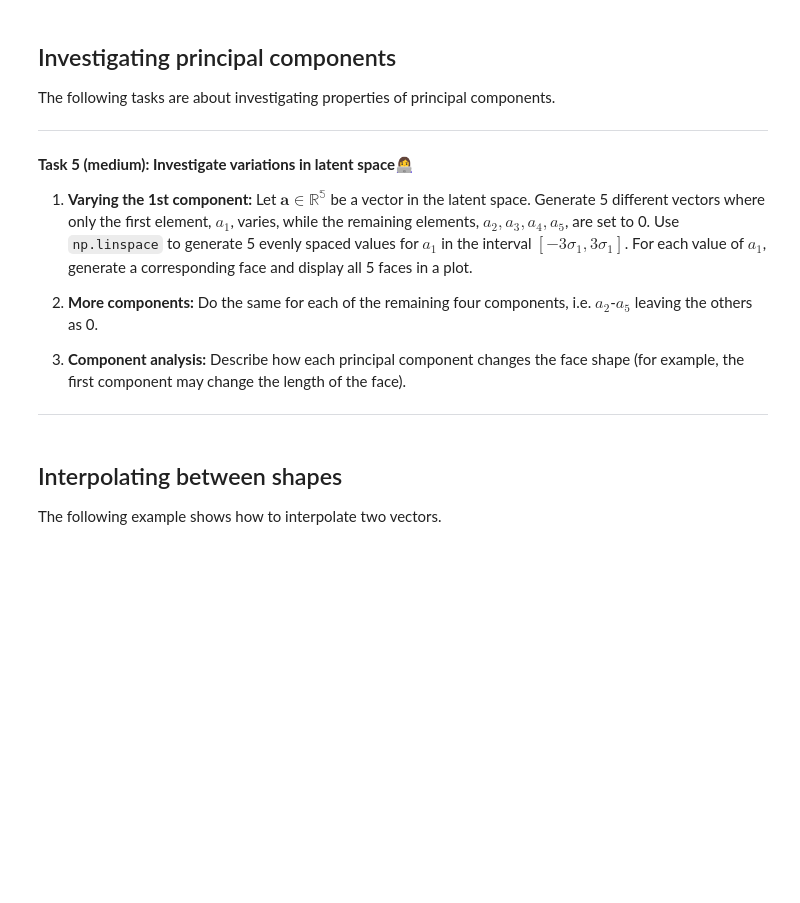
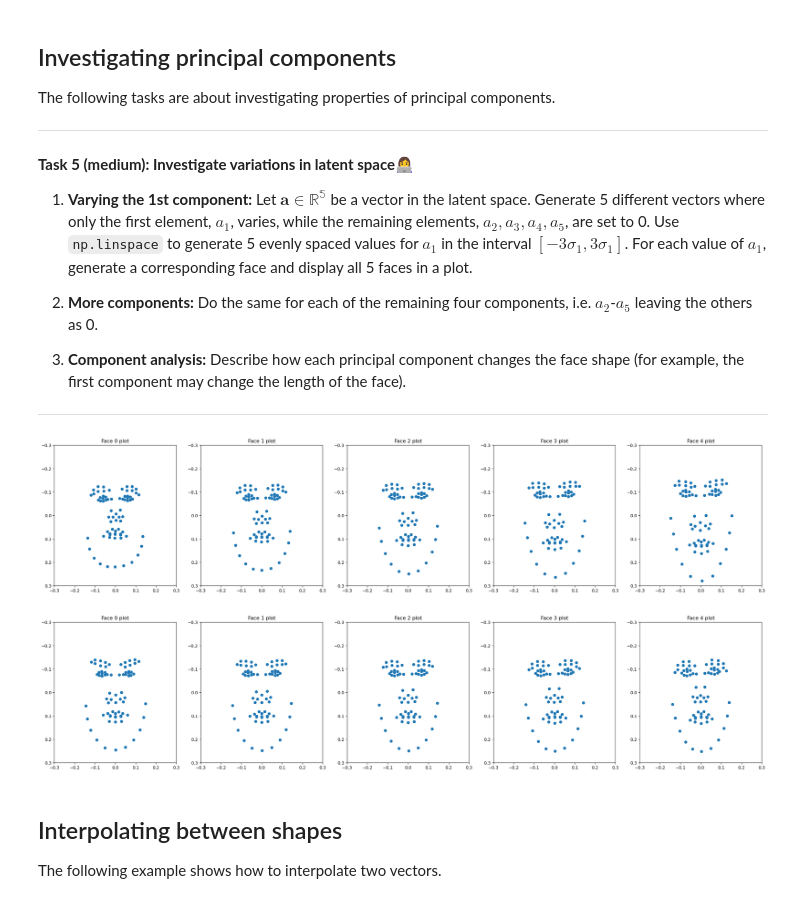
Before and after one commit to Fefa1999/Assignment2_group_16, a Jupyter notebook: Assignment2/02-shape_generation.ipynb, the cells around one changed output. Cells and saved outputs as stored; diff of their text form; code cells hidden in the pictures; blank space fills up the shorter version.

```diff
--- a/Assignment2/02-shape_generation.ipynb
+++ b/Assignment2/02-shape_generation.ipynb
@@ -254,12 +308,33 @@ The following tasks are about investigating properties of principal components.
 
 ---
 # %%
-std_1 = np.sqrt(val[0]) # std/eigvalue for the first PC
-np.linspace(-3*std_1, 3*std_1, num=5)
+std_1 = np.sqrt(val[0])
+a_values = np.linspace(-3*std_1, 3*std_1, num=5)
 
-# Write your solution here
+faces = []
 
-plot_many_faces(gen_shapes,"Generated face shapes by varying the first coordinate in latent space")
+for a1 in a_values:
+    a = np.zeros(n_components)
+    a[0] = a1
+    faces.append(np.dot(comp[:, :n_components], a) + mu)
+
+plot_many_faces(faces)
+
+# Repeat for other components
+for i in range(1, n_components):
+    std = np.sqrt(val[i])
+    a_values = np.linspace(-3 * std, 3 * std, num=5)
+    faces = []
+
+    for ai in a_values:
+        a = np.zeros(n_components)
+        a[i] = ai
+        faces.append(np.dot(comp[:, :n_components], a) + mu)
+
+plot_many_faces(faces)
+# %% [output]
+[figure, added]
+[figure, added]
 # %%
 # Write your reflections here
 # %% [markdown]
```
Also changed, not shown: parts of 6 cells of this notebook.
